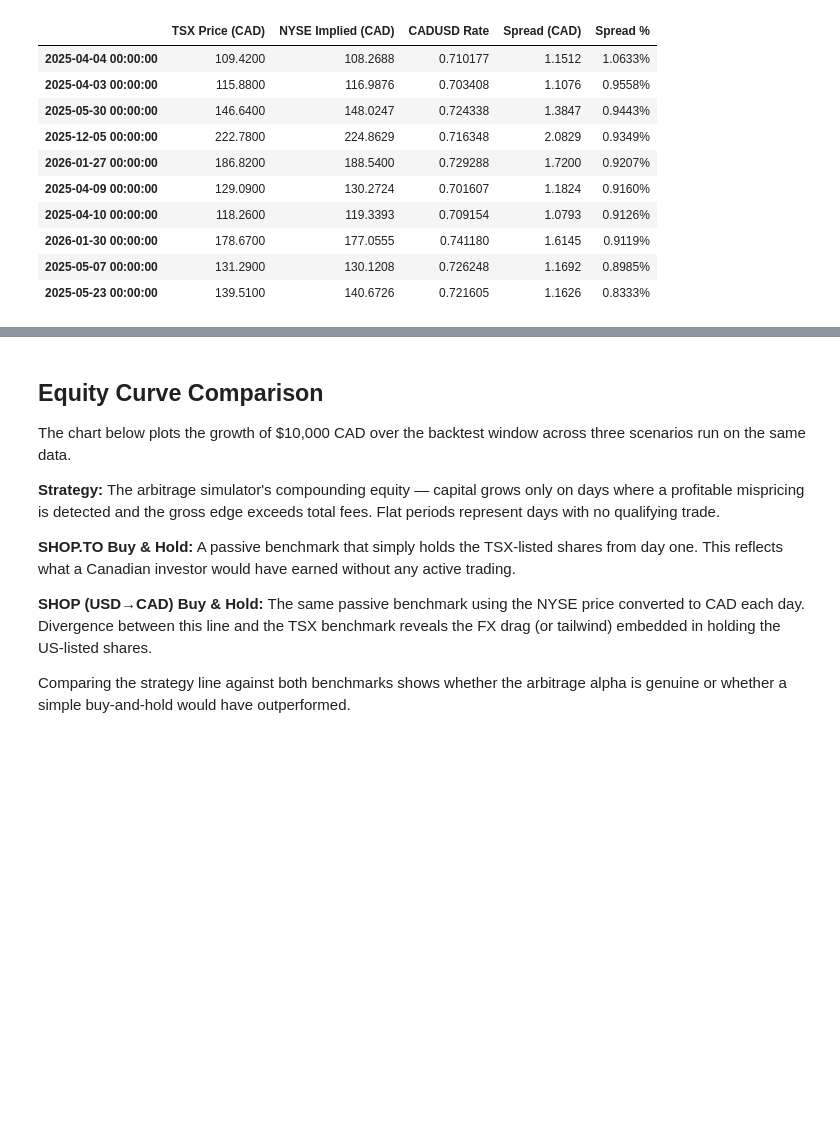
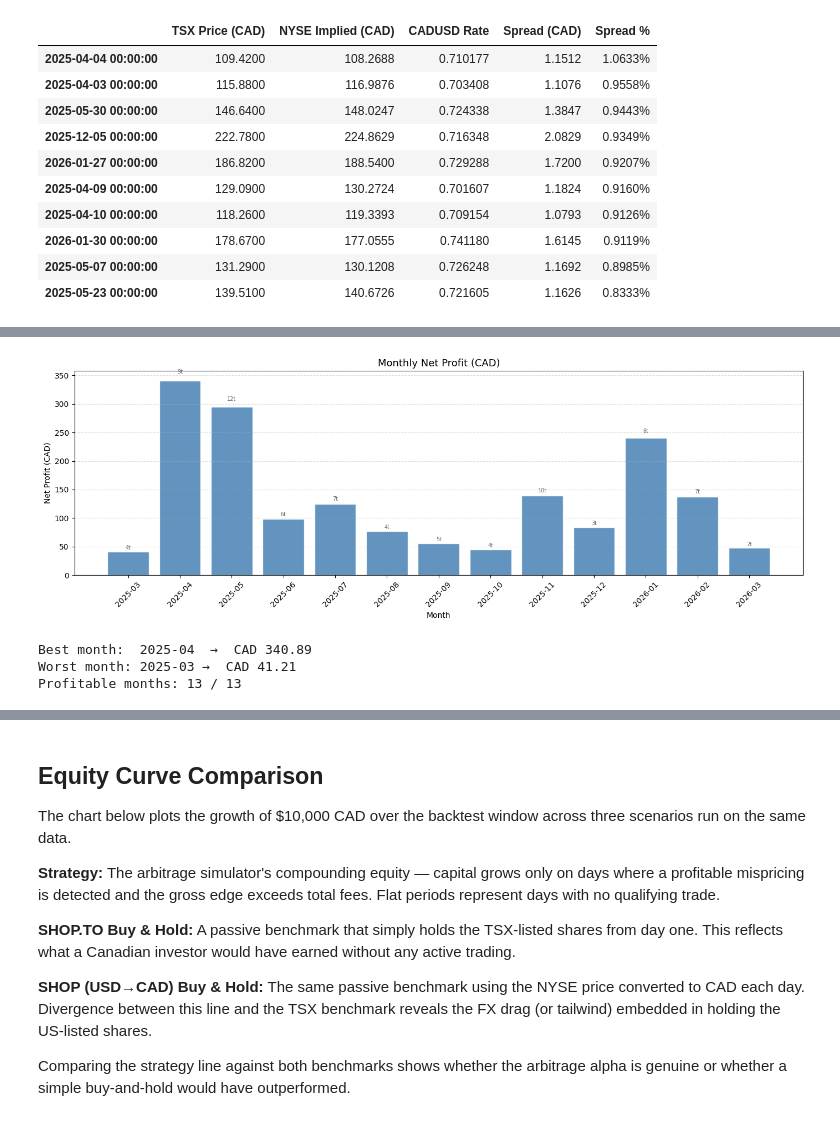
Before and after one commit to diyasaxena17/Cross-Border-Arbitrage-Simulator, a Jupyter notebook: cross-border-arbitrage-simulator/notebooks/cross_border_arbitrage_simulator.ipynb, the cells around one changed output, grey strips where cells are left out. Saved outputs shown, nothing was run; the diff lists cells and outputs as text; code cells hidden in the pictures; blank space fills up the shorter version.

Commit message:
added Monthly P&L Breakdown

```diff
--- a/cross-border-arbitrage-simulator/notebooks/cross_border_arbitrage_simulator.ipynb
+++ b/cross-border-arbitrage-simulator/notebooks/cross_border_arbitrage_simulator.ipynb
@@ -403,0 +414,75 @@ Top-10 Highest-Spread Days:
+# %%
+# 12) Cell 11: Monthly P&L Breakdown
+if trade_log.empty:
+    print("No trades in log — run the trade log cell first.")
+else:
+    monthly = trade_log.copy()
+    monthly.index = pd.to_datetime(monthly.index)
+    monthly["Month"] = monthly.index.to_period("M")
+
+    monthly_summary = monthly.groupby("Month").agg(
+        Net_Profit   = ("Net Profit (CAD)", "sum"),
+        Trades       = ("Net Profit (CAD)", "count"),
+        Total_Fees   = ("Fees (CAD)",        "sum"),
+        Avg_Spread   = ("Spread %",          "mean"),
+    ).reset_index()
+
+    monthly_summary["Profit_to_Fee"] = (
+        monthly_summary["Net_Profit"] / monthly_summary["Total_Fees"].replace(0, float("nan"))
+    ).round(2)
+
+    # -- Bar chart
+    fig, ax = plt.subplots(figsize=(14, 5))
+    colors = ["steelblue" if v >= 0 else "crimson" for v in monthly_summary["Net_Profit"]]
+    bars = ax.bar(
+        monthly_summary["Month"].astype(str),
+        monthly_summary["Net_Profit"],
+        color=colors, edgecolor="white", alpha=0.85
+    )
+    ax.axhline(0, color="black", linewidth=0.8)
+    ax.set_title("Monthly Net Profit (CAD)", fontsize=13)
+    ax.set_xlabel("Month")
+    ax.set_ylabel("Net Profit (CAD)")
+    ax.tick_params(axis="x", rotation=45)
+    ax.grid(True, axis="y", linestyle="--", alpha=0.4)
+
+    # annotate trade count above each bar
+    for bar, n in zip(bars, monthly_summary["Trades"]):
+        height = bar.get_height()
+        offset = max(abs(height) * 0.03, 1)
+        ax.text(
+            bar.get_x() + bar.get_width() / 2,
+            height + (offset if height >= 0 else -offset * 3),
+            f"{n}t", ha="center", va="bottom", fontsize=7, color="dimgray"
+        )
+
+    plt.tight_layout()
+    plt.show()
+
+    # -- Summary table
+    display_summary = monthly_summary.rename(columns={
+        "Month":          "Month",
+        "Net_Profit":     "Net Profit (CAD)",
+        "Trades":         "Trades",
+        "Total_Fees":     "Fees (CAD)",
+        "Avg_Spread":     "Avg Spread %",
+        "Profit_to_Fee":  "Profit / Fee Ratio",
+    }).set_index("Month")
+
+    best  = display_summary["Net Profit (CAD)"].idxmax()
+    worst = display_summary["Net Profit (CAD)"].idxmin()
+    print(f"Best month:  {best}  →  CAD {display_summary.loc[best,  'Net Profit (CAD)']:,.2f}")
+    print(f"Worst month: {worst} →  CAD {display_summary.loc[worst, 'Net Profit (CAD)']:,.2f}")
+    print(f"Profitable months: {(display_summary['Net Profit (CAD)'] > 0).sum()} / {len(display_summary)}\n")
+
+    display(display_summary.style.format({
+        "Net Profit (CAD)":   "CAD {:,.2f}",
+        "Fees (CAD)":         "CAD {:,.2f}",
+        "Avg Spread %":       "{:.4f}%",
+        "Profit / Fee Ratio": "{:.2f}x",
+    }).background_gradient(subset=["Net Profit (CAD)"], cmap="RdYlGn"))
+# %% [output]
+[figure, added]
+Best month:  2025-04  →  CAD 340.89
+Worst month: 2025-03 →  CAD 41.21
+Profitable months: 13 / 13
```
Also changed, not shown: parts of 7 cells of this notebook.
